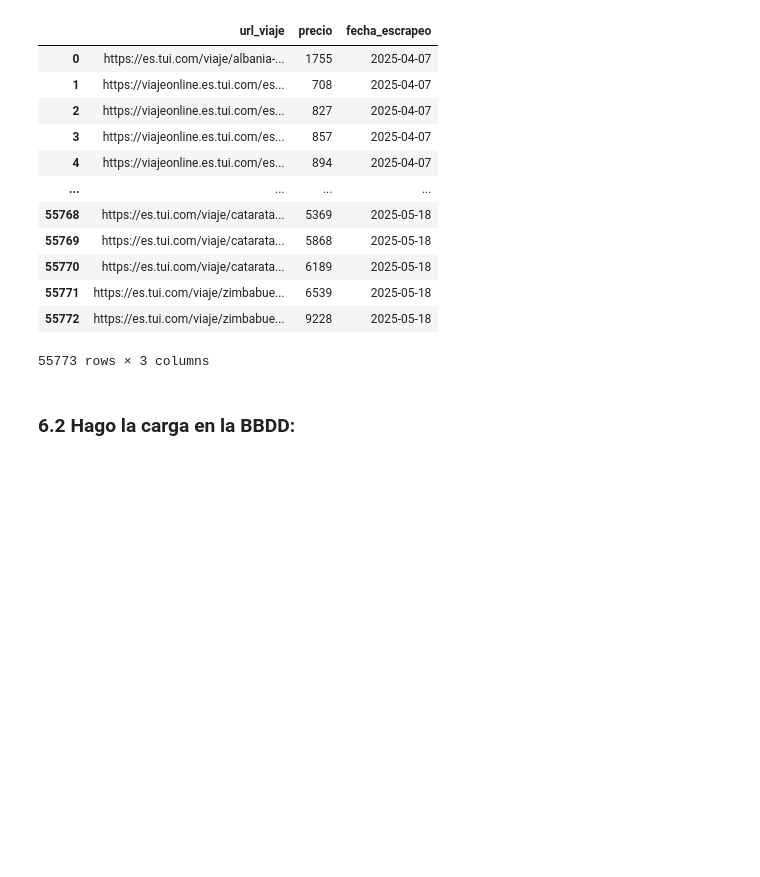
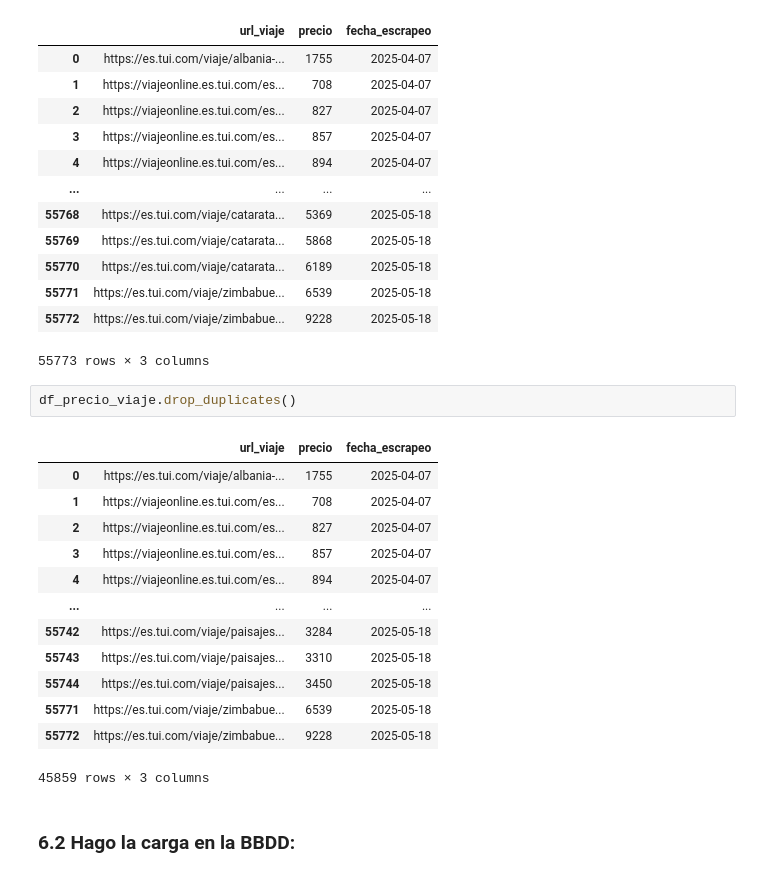
Before and after one commit to VanesaFloresRivera/Proyecto-Final, a Jupyter notebook: notebooks/carga.ipynb, the cells around one changed output. Cells and saved outputs as stored; diff of their text form; blank space fills up the shorter version.

```diff
--- a/notebooks/carga.ipynb
+++ b/notebooks/carga.ipynb
@@ -832,6 +857,22 @@ df_precio_viaje
 | 55771 | https://es.tui.com/viaje/zimbabue... | 6539 | 2025-05-18 |
 | 55772 | https://es.tui.com/viaje/zimbabue... | 9228 | 2025-05-18 |
 55773 rows × 3 columns
+# %%
+df_precio_viaje.drop_duplicates()
+# %% [output]
+|  | url_viaje | precio | fecha_escrapeo |
+| 0 | https://es.tui.com/viaje/albania-... | 1755 | 2025-04-07 |
+| 1 | https://viajeonline.es.tui.com/es... | 708 | 2025-04-07 |
+| 2 | https://viajeonline.es.tui.com/es... | 827 | 2025-04-07 |
+| 3 | https://viajeonline.es.tui.com/es... | 857 | 2025-04-07 |
+| 4 | https://viajeonline.es.tui.com/es... | 894 | 2025-04-07 |
+| ... | ... | ... | ... |
+| 55742 | https://es.tui.com/viaje/paisajes... | 3284 | 2025-05-18 |
+| 55743 | https://es.tui.com/viaje/paisajes... | 3310 | 2025-05-18 |
+| 55744 | https://es.tui.com/viaje/paisajes... | 3450 | 2025-05-18 |
+| 55771 | https://es.tui.com/viaje/zimbabue... | 6539 | 2025-05-18 |
+| 55772 | https://es.tui.com/viaje/zimbabue... | 9228 | 2025-05-18 |
+45859 rows × 3 columns
 # %% [markdown]
 ### 6.2 Hago la carga en la BBDD:
 # %% [markdown]
```
Also changed, not shown: parts of 5 cells of this notebook, 5 other files.
